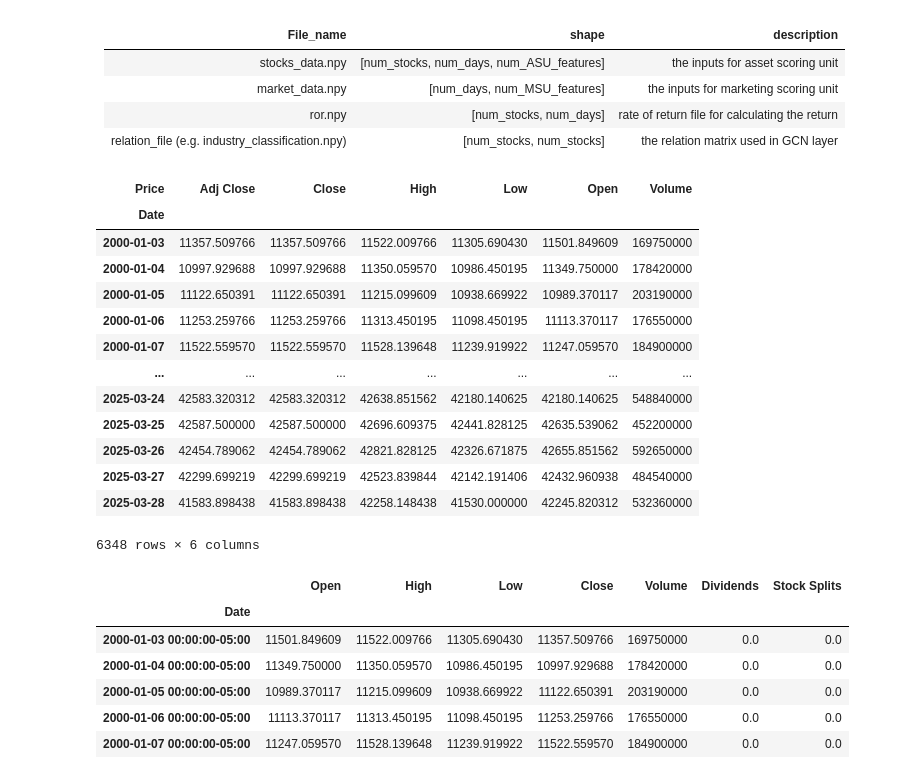
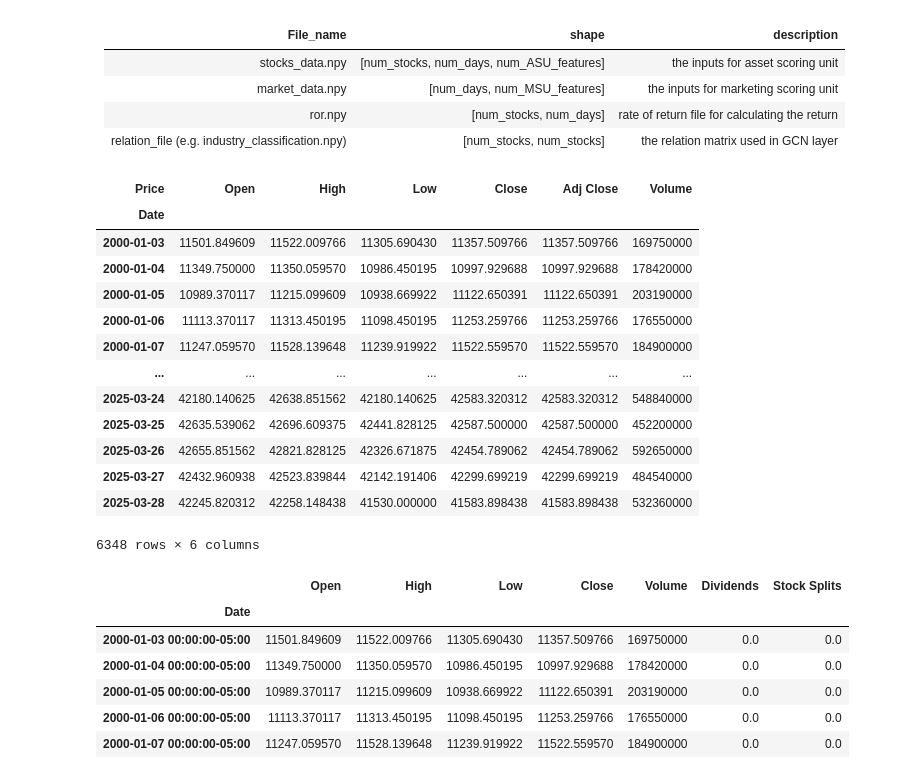
Before and after one commit to JunTingLin/DeepTrader, a Jupyter notebook: src/data/DJIA/djia.ipynb, the cells around one changed output. Cells and saved outputs as stored; diff of their text form; code cells hidden in the pictures.

Commit message:
feat: Update (extended) market data，Adjust the order of the open, high, low, and close columns.

```diff
--- a/src/data/DJIA/djia.ipynb
+++ b/src/data/DJIA/djia.ipynb
@@ -41,24 +41,25 @@ session = curl_requests.Session(impersonate="chrome")
 # %%
 DJIA
 # 僅第一次需要session
 djia_history = yf.download(DJIA, start='2000-01-01', end='2025-03-31', progress=False, auto_adjust=False, session=session)
 djia_history.columns = djia_history.columns.droplevel(level=1)
+djia_history = djia_history[["Open", "High", "Low", "Close", "Adj Close", "Volume"]]
 djia_history.to_csv(f"./^DJI.csv")
 djia_history
 # %% [output]
-| Price | Adj Close | Close | High | Low | Open | Volume |
+| Price | Open | High | Low | Close | Adj Close | Volume |
 | Date |  |  |  |  |  |  |
-| 2000-01-03 | 11357.509766 | 11357.509766 | 11522.009766 | 11305.690430 | 11501.849609 | 169750000 |
-| 2000-01-04 | 10997.929688 | 10997.929688 | 11350.059570 | 10986.450195 | 11349.750000 | 178420000 |
-| 2000-01-05 | 11122.650391 | 11122.650391 | 11215.099609 | 10938.669922 | 10989.370117 | 203190000 |
-| 2000-01-06 | 11253.259766 | 11253.259766 | 11313.450195 | 11098.450195 | 11113.370117 | 176550000 |
-| 2000-01-07 | 11522.559570 | 11522.559570 | 11528.139648 | 11239.919922 | 11247.059570 | 184900000 |
+| 2000-01-03 | 11501.849609 | 11522.009766 | 11305.690430 | 11357.509766 | 11357.509766 | 169750000 |
+| 2000-01-04 | 11349.750000 | 11350.059570 | 10986.450195 | 10997.929688 | 10997.929688 | 178420000 |
+| 2000-01-05 | 10989.370117 | 11215.099609 | 10938.669922 | 11122.650391 | 11122.650391 | 203190000 |
+| 2000-01-06 | 11113.370117 | 11313.450195 | 11098.450195 | 11253.259766 | 11253.259766 | 176550000 |
+| 2000-01-07 | 11247.059570 | 11528.139648 | 11239.919922 | 11522.559570 | 11522.559570 | 184900000 |
 | ... | ... | ... | ... | ... | ... | ... |
-| 2025-03-24 | 42583.320312 | 42583.320312 | 42638.851562 | 42180.140625 | 42180.140625 | 548840000 |
-| 2025-03-25 | 42587.500000 | 42587.500000 | 42696.609375 | 42441.828125 | 42635.539062 | 452200000 |
-| 2025-03-26 | 42454.789062 | 42454.789062 | 42821.828125 | 42326.671875 | 42655.851562 | 592650000 |
-| 2025-03-27 | 42299.699219 | 42299.699219 | 42523.839844 | 42142.191406 | 42432.960938 | 484540000 |
-| 2025-03-28 | 41583.898438 | 41583.898438 | 42258.148438 | 41530.000000 | 42245.820312 | 532360000 |
+| 2025-03-24 | 42180.140625 | 42638.851562 | 42180.140625 | 42583.320312 | 42583.320312 | 548840000 |
+| 2025-03-25 | 42635.539062 | 42696.609375 | 42441.828125 | 42587.500000 | 42587.500000 | 452200000 |
+| 2025-03-26 | 42655.851562 | 42821.828125 | 42326.671875 | 42454.789062 | 42454.789062 | 592650000 |
+| 2025-03-27 | 42432.960938 | 42523.839844 | 42142.191406 | 42299.699219 | 42299.699219 | 484540000 |
+| 2025-03-28 | 42245.820312 | 42258.148438 | 41530.000000 | 41583.898438 | 41583.898438 | 532360000 |
 6348 rows × 6 columns
 # %%
 djia_ticker = yf.Ticker(DJIA)
```
Also changed, not shown: 6 other files.
